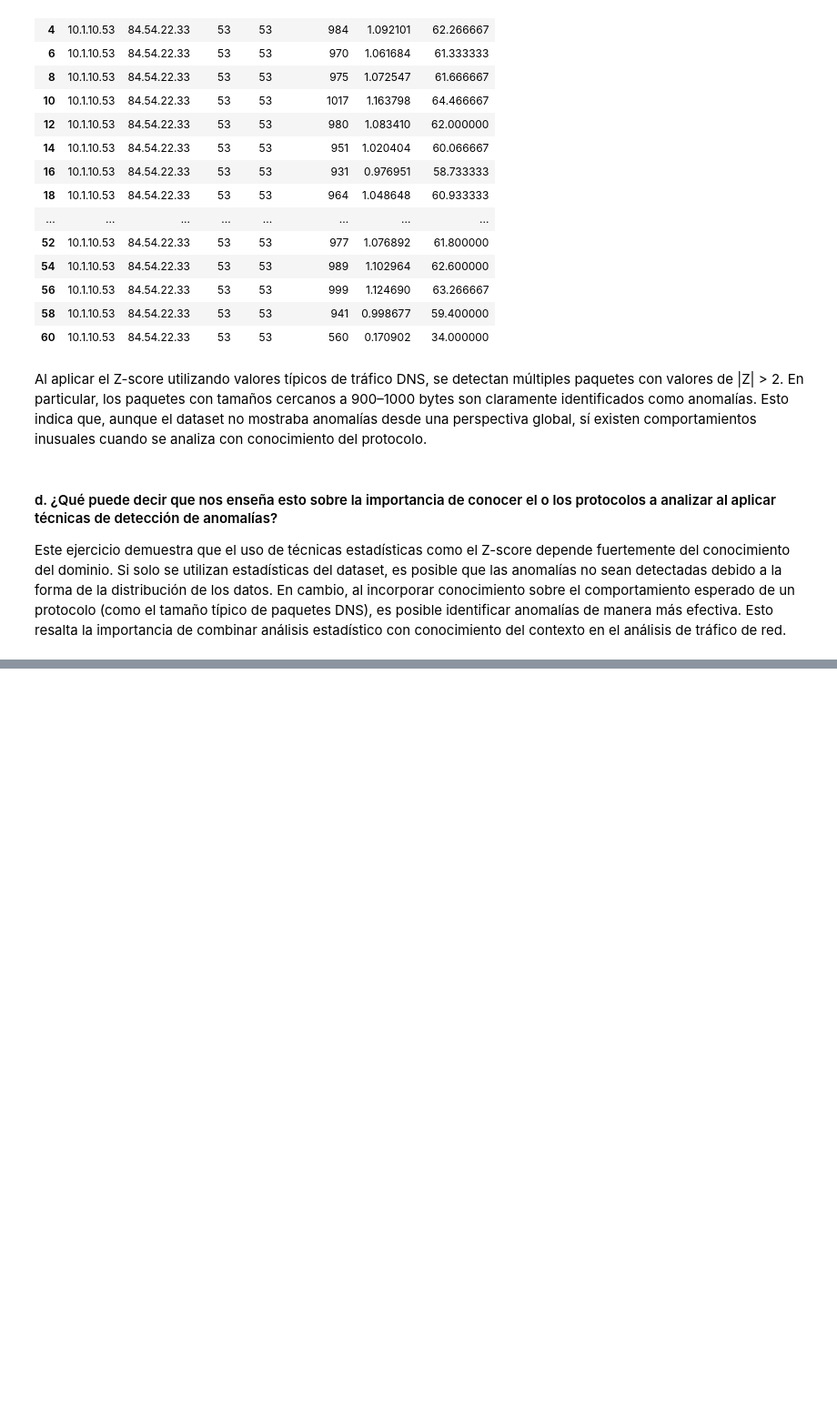
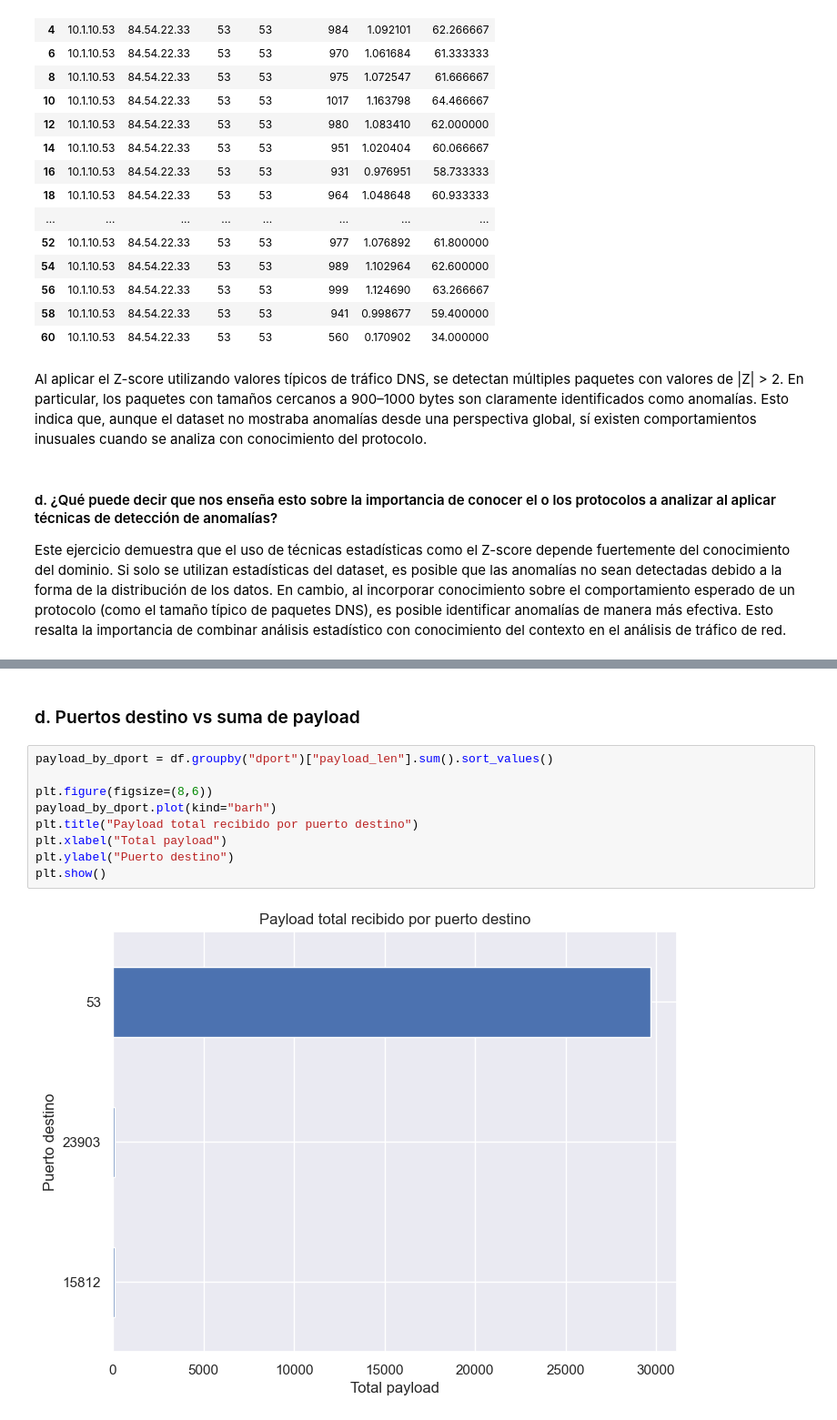
Before and after one commit to EdwinOrtegaK/Lab05_SDS, a Jupyter notebook: network_analysis_scapy.ipynb, the cells around one changed output, grey strips where cells are left out. Shown at 91% size. Saved outputs shown, nothing was run; the diff lists cells and outputs as text; blank space fills up the shorter version.

```diff
--- a/network_analysis_scapy.ipynb
+++ b/network_analysis_scapy.ipynb
@@ -387,0 +450,13 @@ Este ejercicio demuestra que el uso de técnicas estadísticas como el Z-score d
+# %% [markdown]
+### d. Puertos destino vs suma de payload
+# %%
+payload_by_dport = df.groupby("dport")["payload_len"].sum().sort_values()
+
+plt.figure(figsize=(8,6))
+payload_by_dport.plot(kind="barh")
+plt.title("Payload total recibido por puerto destino")
+plt.xlabel("Total payload")
+plt.ylabel("Puerto destino")
+plt.show()
+# %% [output]
+[figure, added]
```
Also changed, not shown: parts of 16 cells of this notebook.
